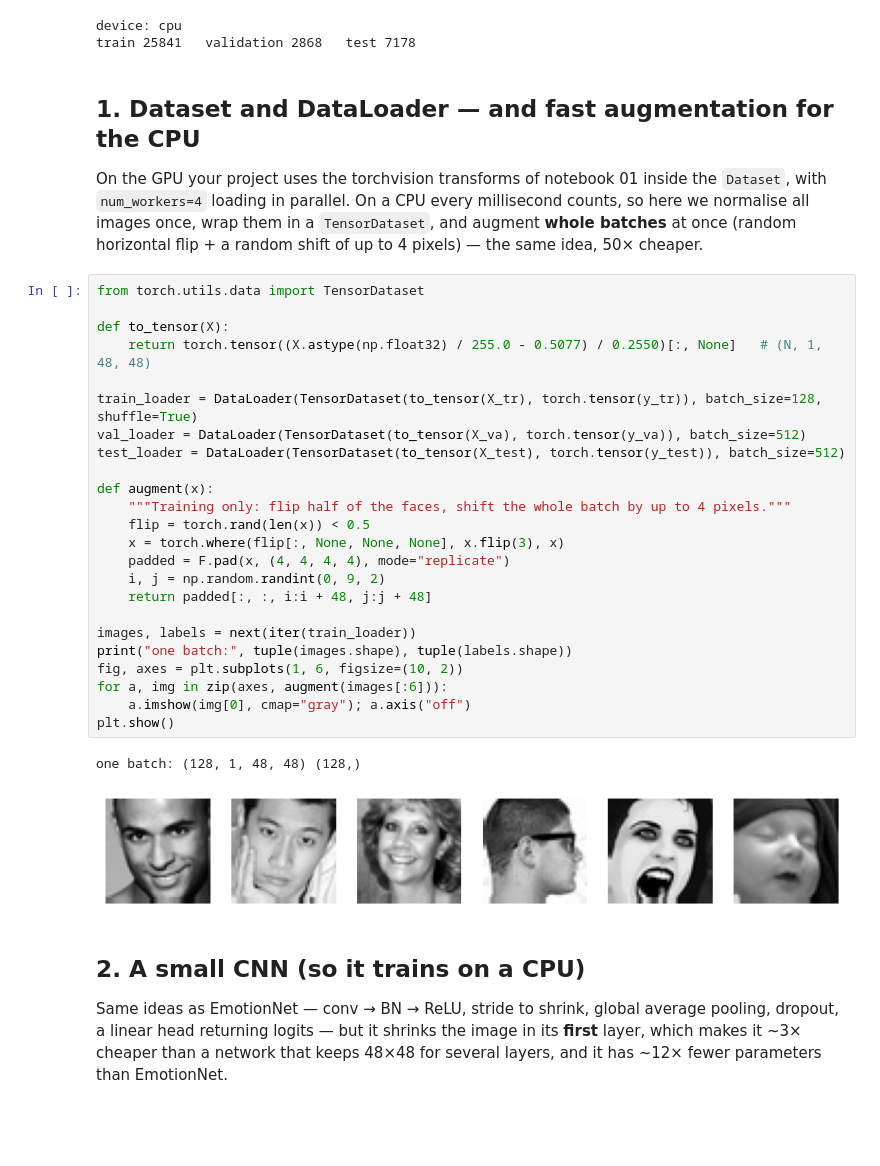
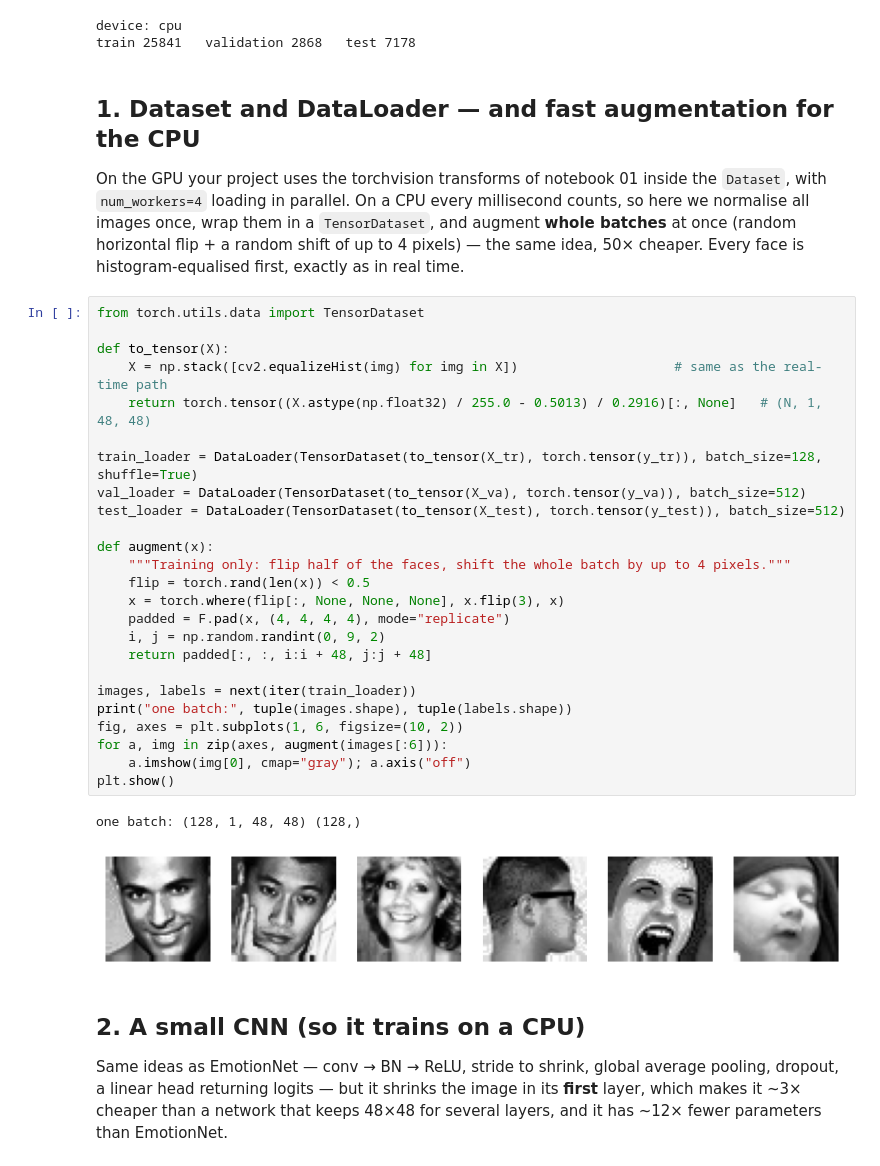
Before and after one commit to AhmadKais/project-learning-hub, a Jupyter notebook: 13_FaceEmotion/02_examples/03_training_loop.ipynb, the cells around one changed output. Saved outputs shown, nothing was run; the diff lists cells and outputs as text; blank space fills up the shorter version.

```diff
--- a/13_FaceEmotion/02_examples/03_training_loop.ipynb
+++ b/13_FaceEmotion/02_examples/03_training_loop.ipynb
@@ -60,34 +60,35 @@ train 25841   validation 2868   test 7178
 On the GPU your project uses the torchvision transforms of notebook 01 inside the `Dataset`, with
 `num_workers=4` loading in parallel. On a CPU every millisecond counts, so here we normalise all images once,
 wrap them in a `TensorDataset`, and augment **whole batches** at once (random horizontal flip + a random shift of
-up to 4 pixels) — the same idea, 50× cheaper.
+up to 4 pixels) — the same idea, 50× cheaper. Every face is histogram-equalised first, exactly as in real time.
 # %%
 from torch.utils.data import TensorDataset
 
 def to_tensor(X):
-    return torch.tensor((X.astype(np.float32) / 255.0 - 0.5077) / 0.2550)[:, None]   # (N, 1, 48, 48)
+    X = np.stack([cv2.equalizeHist(img) for img in X])                    # same as the real-time path
+    return torch.tensor((X.astype(np.float32) / 255.0 - 0.5013) / 0.2916)[:, None]   # (N, 1, 48, 48)
 
 train_loader = DataLoader(TensorDataset(to_tensor(X_tr), torch.tensor(y_tr)), batch_size=128, shuffle=True)
 val_loader = DataLoader(TensorDataset(to_tensor(X_va), torch.tensor(y_va)), batch_size=512)
 test_loader = DataLoader(TensorDataset(to_tensor(X_test), torch.tensor(y_test)), batch_size=512)
 
 def augment(x):
     """Training only: flip half of the faces, shift the whole batch by up to 4 pixels."""
     flip = torch.rand(len(x)) < 0.5
     x = torch.where(flip[:, None, None, None], x.flip(3), x)
     padded = F.pad(x, (4, 4, 4, 4), mode="replicate")
     i, j = np.random.randint(0, 9, 2)
     return padded[:, :, i:i + 48, j:j + 48]
 
 images, labels = next(iter(train_loader))
 print("one batch:", tuple(images.shape), tuple(labels.shape))
 fig, axes = plt.subplots(1, 6, figsize=(10, 2))
 for a, img in zip(axes, augment(images[:6])):
     a.imshow(img[0], cmap="gray"); a.axis("off")
 plt.show()
 # %% [output]
 one batch: (128, 1, 48, 48) (128,)
-[figure, old version]
+[figure, new version]
 # %% [markdown]
 ## 2. A small CNN (so it trains on a CPU)
 
```
Also changed, not shown: parts of 3 cells of this notebook, 18 other files.
